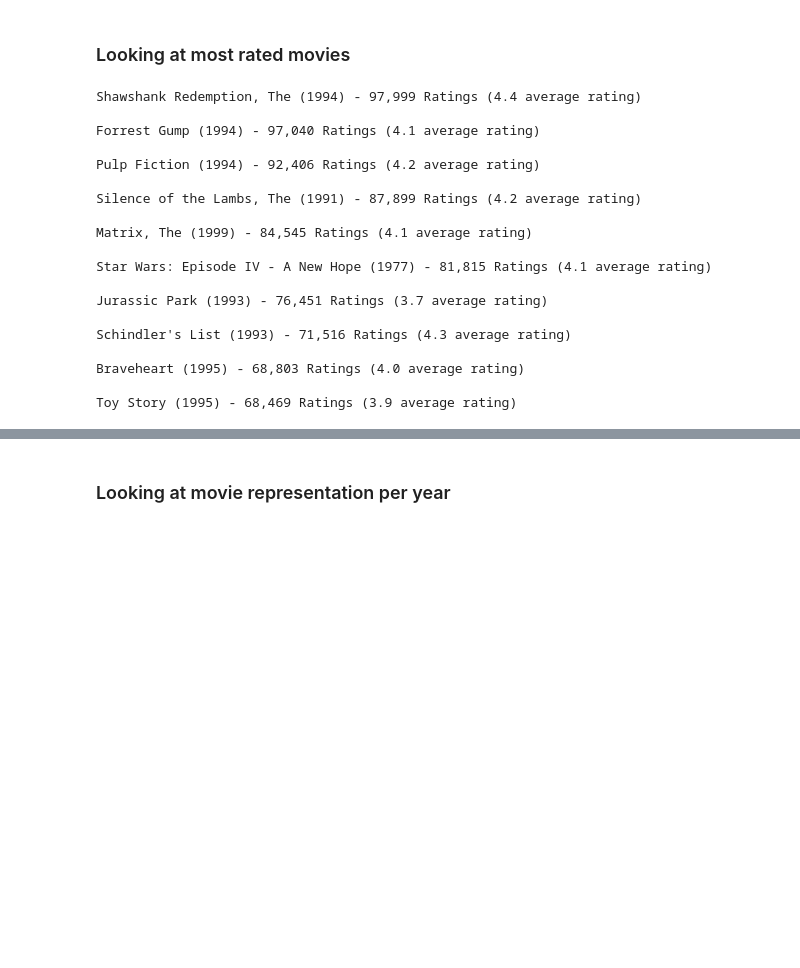
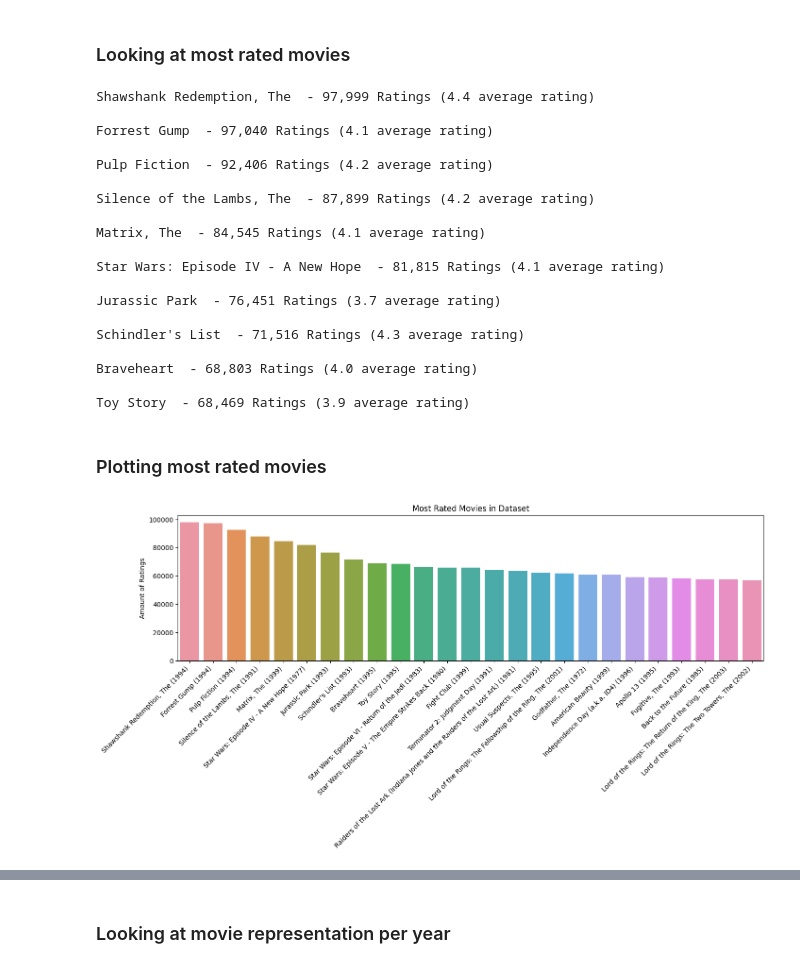
Before and after one commit to Andreas-Svensson/movie_recommender, a Jupyter notebook: EDA.ipynb, the cells around one changed output, grey strips where cells are left out. Saved outputs shown, nothing was run; the diff lists cells and outputs as text; code cells hidden in the pictures; blank space fills up the shorter version.

```diff
--- a/EDA.ipynb
+++ b/EDA.ipynb
@@ -44,0 +73,5 @@ df_movies.describe()
+# %%
+year = df_movies.title.str.extract("\((\d{4})\)").replace(np.nan, "0").astype("int64") # extracting the year from title and creating new column
+df_movies["title"] = df_movies["title"].str.replace("\d+", '').str.replace(r"\(.*\)","") # This removes year from title
+
+year.min(), year.max()
@@ -137,22 +179,37 @@ for i in head.index:
 
     print(f"{title} - {ratings:,} Ratings ({mean_rating:.1f} average rating)\n")
 # %% [output]
-Shawshank Redemption, The (1994) - 97,999 Ratings (4.4 average rating)
+Shawshank Redemption, The  - 97,999 Ratings (4.4 average rating)
 
-Forrest Gump (1994) - 97,040 Ratings (4.1 average rating)
+Forrest Gump  - 97,040 Ratings (4.1 average rating)
 
-Pulp Fiction (1994) - 92,406 Ratings (4.2 average rating)
+Pulp Fiction  - 92,406 Ratings (4.2 average rating)
 
-Silence of the Lambs, The (1991) - 87,899 Ratings (4.2 average rating)
+Silence of the Lambs, The  - 87,899 Ratings (4.2 average rating)
 
-Matrix, The (1999) - 84,545 Ratings (4.1 average rating)
+Matrix, The  - 84,545 Ratings (4.1 average rating)
 
-Star Wars: Episode IV - A New Hope (1977) - 81,815 Ratings (4.1 average rating)
+Star Wars: Episode IV - A New Hope  - 81,815 Ratings (4.1 average rating)
 
-Jurassic Park (1993) - 76,451 Ratings (3.7 average rating)
+Jurassic Park  - 76,451 Ratings (3.7 average rating)
 
-Schindler's List (1993) - 71,516 Ratings (4.3 average rating)
+Schindler's List  - 71,516 Ratings (4.3 average rating)
 
-Braveheart (1995) - 68,803 Ratings (4.0 average rating)
+Braveheart  - 68,803 Ratings (4.0 average rating)
 
-Toy Story (1995) - 68,469 Ratings (3.9 average rating)
+Toy Story  - 68,469 Ratings (3.9 average rating)
+# %% [markdown]
+### Plotting most rated movies
+# %%
+head = df_ratings["movieId"].value_counts().head(25)
+
+plt.figure(figsize=(16, 4))
+
+ax = sns.barplot(x = head.index, y = head.values, order = head.index)
+
+ax.set_xticklabels([df_movies[df_movies["movieId"] == i]["title"].values[0] for i in head.index])
+plt.xticks(rotation = 45, ha = "right")
+
+ax.set(title = "Most Rated Movies in Dataset", ylabel = "Amount of Ratings");
+# %% [output]
+[figure, added]
```
Also changed, not shown: parts of 11 cells of this notebook.
